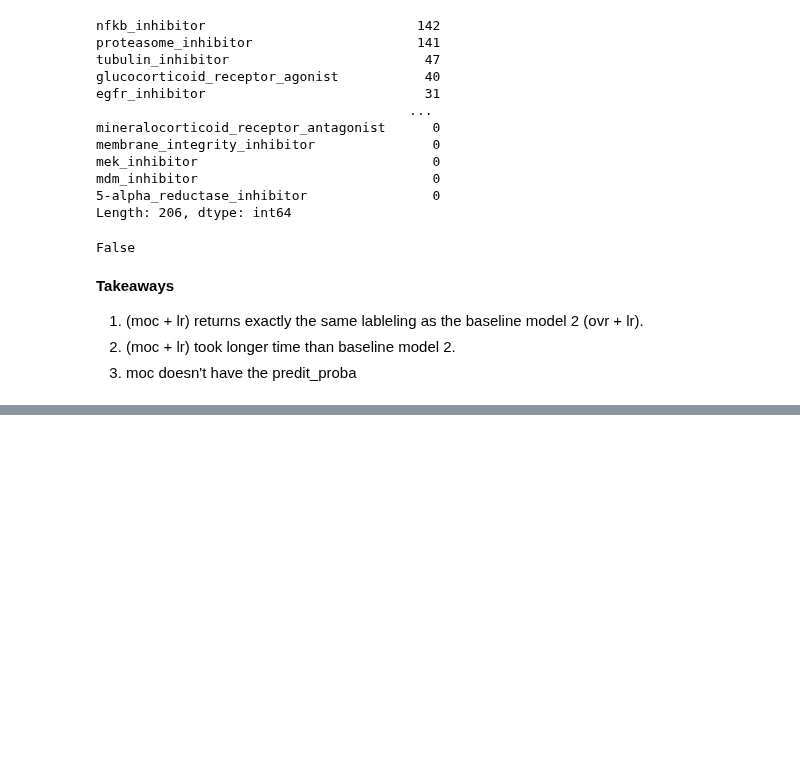
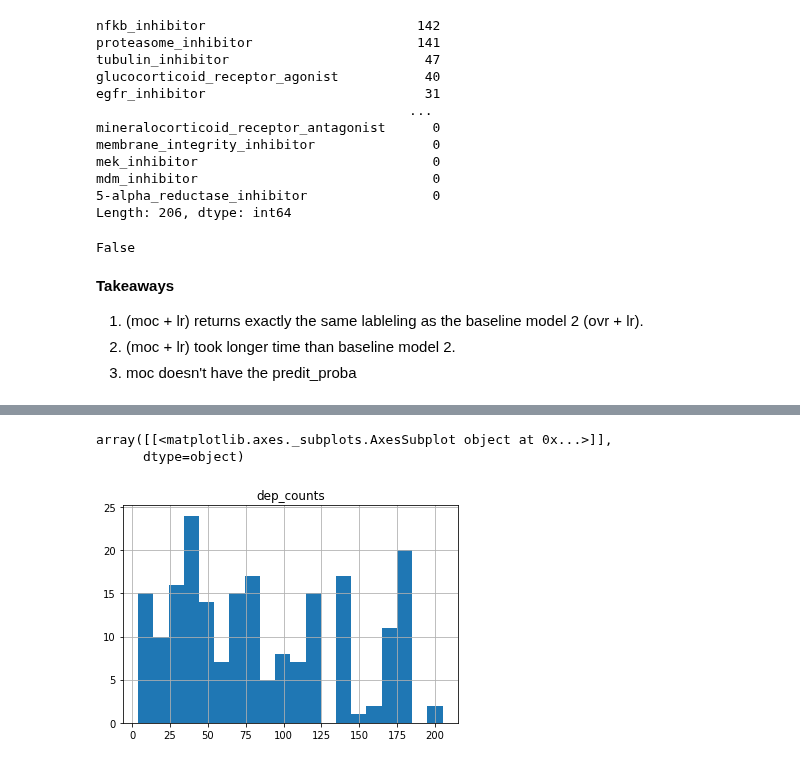
Before and after one commit to Yongliang-Shi/Mechanism-of-Action-Prediction, a Jupyter notebook: model_moa.ipynb, the cells around one changed output, grey strips where cells are left out. Cells and saved outputs as stored; diff of their text form; code cells hidden in the pictures; blank space fills up the shorter version.

```diff
--- a/model_moa.ipynb
+++ b/model_moa.ipynb
@@ -467,0 +494,7 @@ False
+# %%
+# Compute the counts of dependents of target1
+chi2_target1 = chi2.groupby('target1').size().sort_index()
+
+# Rename the index to 'target'
+chi2_target1.rename_axis('target', inplace=True)
+chi2_target1 # 201 targets total
@@ -467,0 +515,7 @@ False
+# %%
+# Compute the counts of dependents of target2
+chi2_target2 = chi2.groupby('target2').size().sort_index()
+
+# Rename the index to 'target'
+chi2_target2.rename_axis('target', inplace=True)
+chi2_target2 # 200 targets total
@@ -467,0 +536,10 @@ False
+# %%
+# Append the two Series above together to one dataframe
+chi2_target = pd.DataFrame(chi2_target1).reset_index().append(pd.DataFrame(chi2_target2).reset_index(),
+                                                              ignore_index=True)
+
+# Rename the column name
+chi2_target.rename(columns={0: 'dep_counts'}, inplace=True)
+
+# Print the shape of the df
+chi2_target.shape
@@ -467,0 +548,4 @@ False
+# %%
+# Final list of target by counts of dependents
+target_dep_counts = chi2_target.groupby('target').sum().sort_values(by='dep_counts', ascending=False)
+target_dep_counts.head()
@@ -467,0 +560,8 @@ False
+# %%
+# Viz dependent counts
+
+target_dep_counts.hist(bins=20)
+# %% [output]
+array([[<matplotlib.axes._subplots.AxesSubplot object at 0x...>]],
+      dtype=object)
+[figure, added]
```
Also changed, not shown: parts of 19 cells of this notebook.
